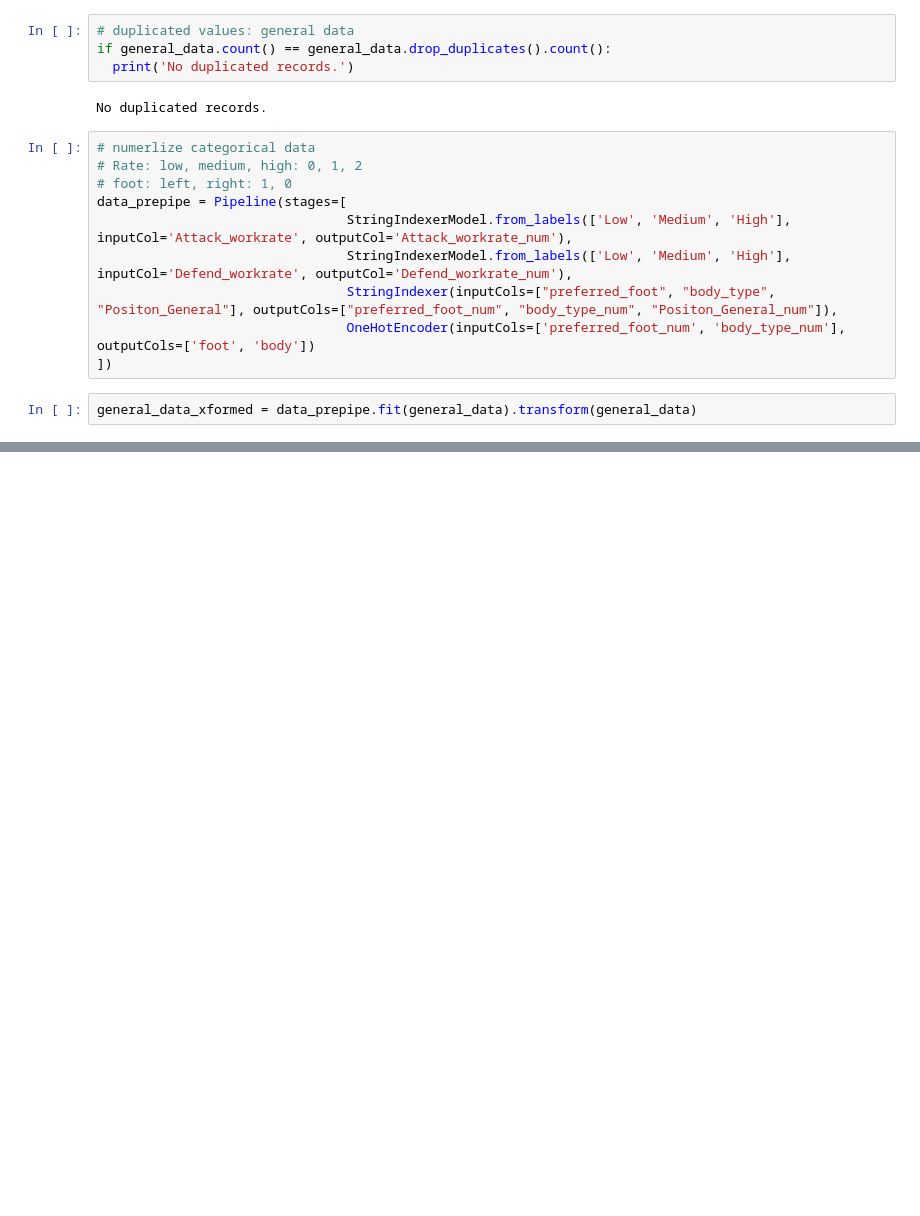
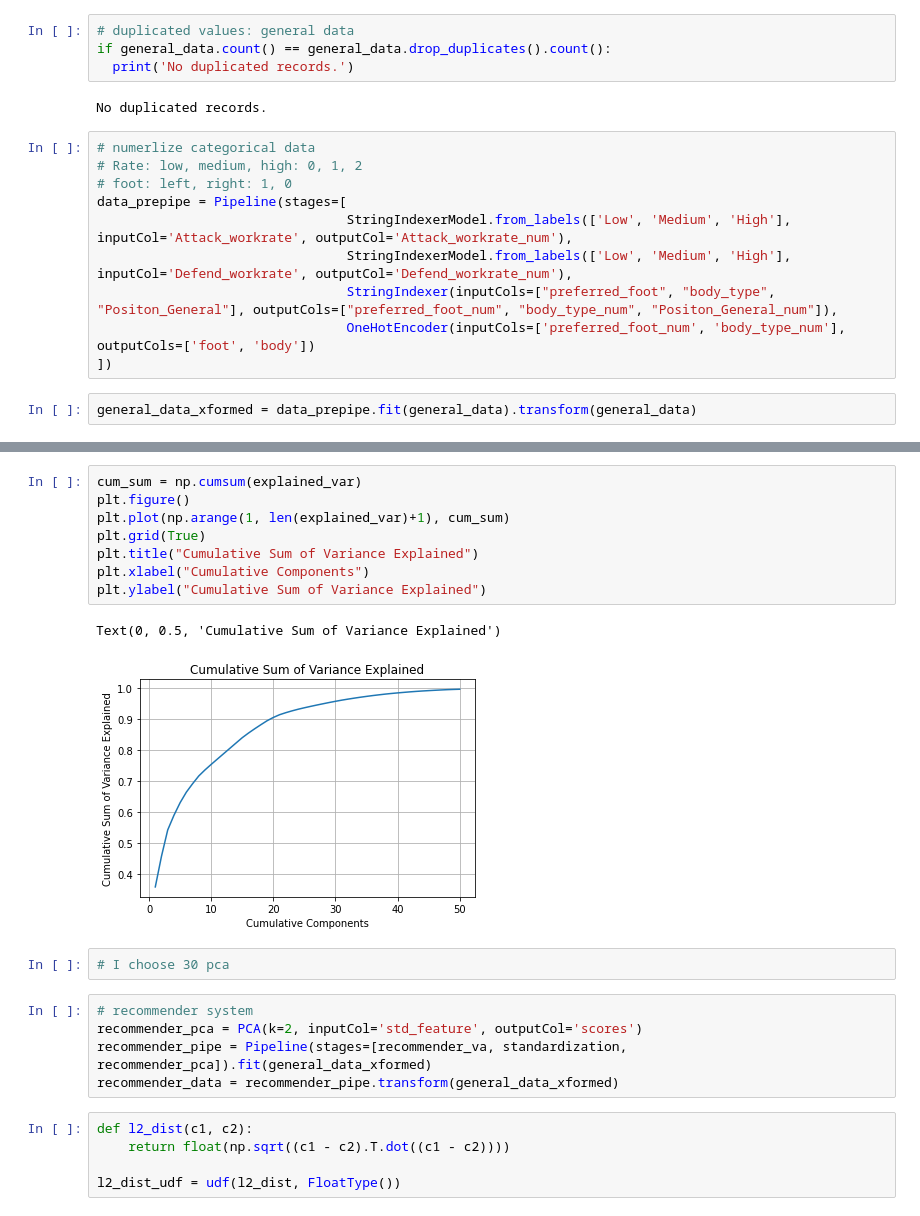
Before and after one commit to Kun97/FIFA20_DataAnalysis, a Jupyter notebook: Code.ipynb, the cells around one changed output, grey strips where cells are left out. Saved outputs shown, nothing was run; the diff lists cells and outputs as text; blank space fills up the shorter version.

```diff
--- a/Code.ipynb
+++ b/Code.ipynb
@@ -126,0 +196,23 @@ only showing top 20 rows
+# %%
+cum_sum = np.cumsum(explained_var)
+plt.figure()
+plt.plot(np.arange(1, len(explained_var)+1), cum_sum)
+plt.grid(True)
+plt.title("Cumulative Sum of Variance Explained")
+plt.xlabel("Cumulative Components")
+plt.ylabel("Cumulative Sum of Variance Explained")
+# %% [output]
+Text(0, 0.5, 'Cumulative Sum of Variance Explained')
+[figure, added]
+# %%
+# I choose 30 pca
+# %%
+# recommender system
+recommender_pca = PCA(k=2, inputCol='std_feature', outputCol='scores')
+recommender_pipe = Pipeline(stages=[recommender_va, standardization, recommender_pca]).fit(general_data_xformed)
+recommender_data = recommender_pipe.transform(general_data_xformed)
+# %%
+def l2_dist(c1, c2):
+    return float(np.sqrt((c1 - c2).T.dot((c1 - c2))))
+
+l2_dist_udf = udf(l2_dist, FloatType())
```
Also changed, not shown: parts of 30 cells of this notebook.
